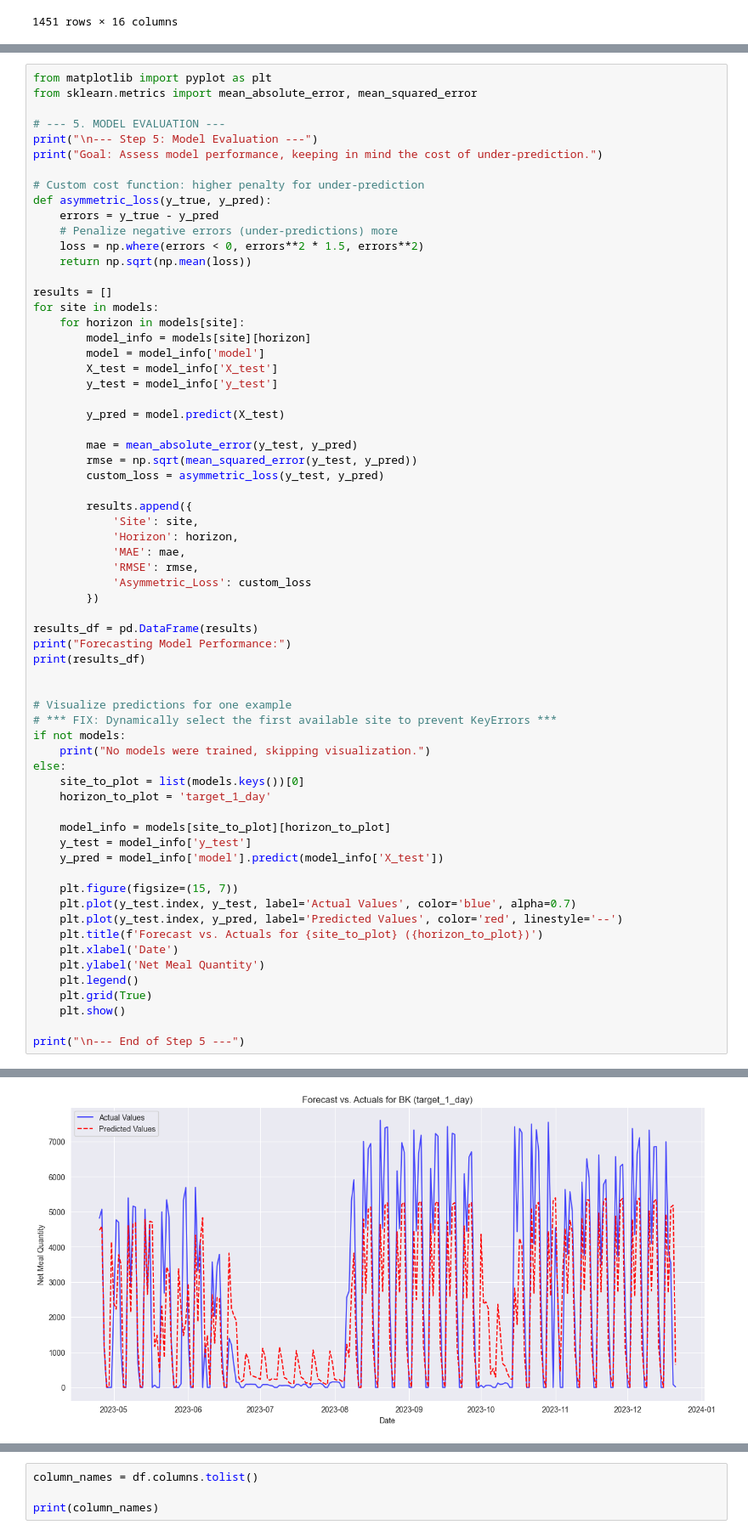
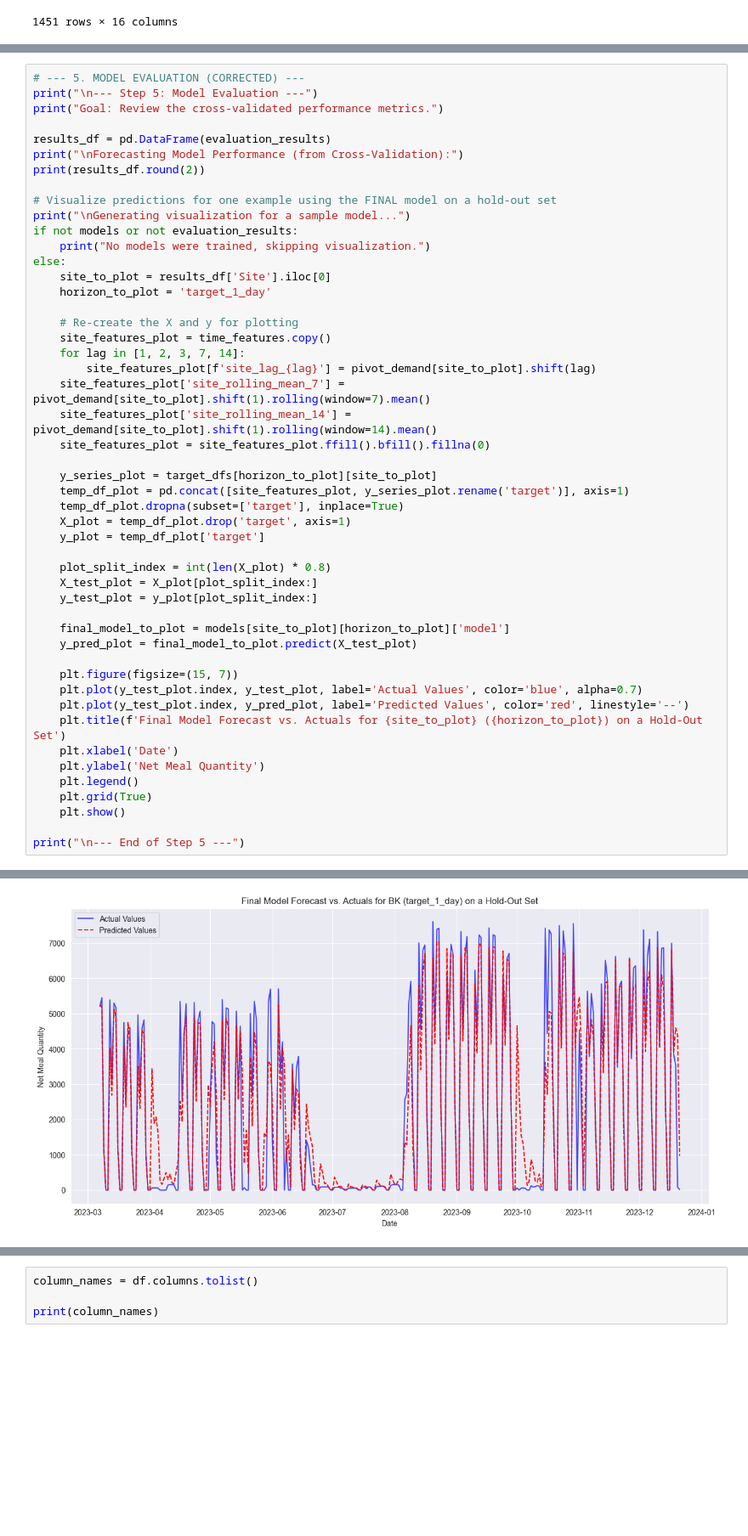
Before and after one commit to shayanxmoradi/Stattkueche, a Jupyter notebook: randomforest.ipynb, the cells around one changed output, grey strips where cells are left out. Shown at 85% size. Cells and saved outputs as stored; diff of their text form; blank space fills up the shorter version.

```diff
--- a/randomforest.ipynb
+++ b/randomforest.ipynb
@@ -362,63 +382,47 @@ All models trained successfully.
 
 --- End of Steps 3 & 4 ---
 # %%
-from matplotlib import pyplot as plt
-from sklearn.metrics import mean_absolute_error, mean_squared_error
+# --- 5. MODEL EVALUATION (CORRECTED) ---
+print("\n--- Step 5: Model Evaluation ---")
+print("Goal: Review the cross-validated performance metrics.")
 
-# --- 5. MODEL EVALUATION ---
-print("\n--- Step 5: Model Evaluation ---")
-print("Goal: Assess model performance, keeping in mind the cost of under-prediction.")
+results_df = pd.DataFrame(evaluation_results)
+print("\nForecasting Model Performance (from Cross-Validation):")
+print(results_df.round(2))
 
-# Custom cost function: higher penalty for under-prediction
-def asymmetric_loss(y_true, y_pred):
-    errors = y_true - y_pred
-    # Penalize negative errors (under-predictions) more
-    loss = np.where(errors < 0, errors**2 * 1.5, errors**2)
-    return np.sqrt(np.mean(loss))
-
-results = []
-for site in models:
-    for horizon in models[site]:
-        model_info = models[site][horizon]
-        model = model_info['model']
-        X_test = model_info['X_test']
-        y_test = model_info['y_test']
-
-        y_pred = model.predict(X_test)
-
-        mae = mean_absolute_error(y_test, y_pred)
-        rmse = np.sqrt(mean_squared_error(y_test, y_pred))
-        custom_loss = asymmetric_loss(y_test, y_pred)
-
-        results.append({
-            'Site': site,
-            'Horizon': horizon,
-            'MAE': mae,
-            'RMSE': rmse,
-            'Asymmetric_Loss': custom_loss
-        })
-
-results_df = pd.DataFrame(results)
-print("Forecasting Model Performance:")
-print(results_df)
-
-
-# Visualize predictions for one example
-# *** FIX: Dynamically select the first available site to prevent KeyErrors ***
-if not models:
+# Visualize predictions for one example using the FINAL model on a hold-out set
+print("\nGenerating visualization for a sample model...")
+if not models or not evaluation_results:
     print("No models were trained, skipping visualization.")
 else:
-    site_to_plot = list(models.keys())[0]
+    site_to_plot = results_df['Site'].iloc[0]
     horizon_to_plot = 'target_1_day'
 
-    model_info = models[site_to_plot][horizon_to_plot]
-    y_test = model_info['y_test']
-    y_pred = model_info['model'].predict(model_info['X_test'])
+    # Re-create the X and y for plotting
+    site_features_plot = time_features.copy()
+    for lag in [1, 2, 3, 7, 14]:
+        site_features_plot[f'site_lag_{lag}'] = pivot_demand[site_to_plot].shift(lag)
+    site_features_plot['site_rolling_mean_7'] = pivot_demand[site_to_plot].shift(1).rolling(window=7).mean()
+    site_features_plot['site_rolling_mean_14'] = pivot_demand[site_to_plot].shift(1).rolling(window=14).mean()
+    site_features_plot = site_features_plot.ffill().bfill().fillna(0)
+
+    y_series_plot = target_dfs[horizon_to_plot][site_to_plot]
+    temp_df_plot = pd.concat([site_features_plot, y_series_plot.rename('target')], axis=1)
+    temp_df_plot.dropna(subset=['target'], inplace=True)
+    X_plot = temp_df_plot.drop('target', axis=1)
+    y_plot = temp_df_plot['target']
+
+    plot_split_index = int(len(X_plot) * 0.8)
+    X_test_plot = X_plot[plot_split_index:]
+    y_test_plot = y_plot[plot_split_index:]
+
+    final_model_to_plot = models[site_to_plot][horizon_to_plot]['model']
+    y_pred_plot = final_model_to_plot.predict(X_test_plot)
 
     plt.figure(figsize=(15, 7))
-    plt.plot(y_test.index, y_test, label='Actual Values', color='blue', alpha=0.7)
-    plt.plot(y_test.index, y_pred, label='Predicted Values', color='red', linestyle='--')
-    plt.title(f'Forecast vs. Actuals for {site_to_plot} ({horizon_to_plot})')
+    plt.plot(y_test_plot.index, y_test_plot, label='Actual Values', color='blue', alpha=0.7)
+    plt.plot(y_test_plot.index, y_pred_plot, label='Predicted Values', color='red', linestyle='--')
+    plt.title(f'Final Model Forecast vs. Actuals for {site_to_plot} ({horizon_to_plot}) on a Hold-Out Set')
     plt.xlabel('Date')
     plt.ylabel('Net Meal Quantity')
     plt.legend()
@@ -443,4 +450,4 @@ Forecasting Model Performance:
-[figure, old version]
+[figure, new version]
 --- End of Step 5 ---
 # %%
 # show worst predications
```
Also changed, not shown: parts of 9 cells of this notebook, 1 other file.
